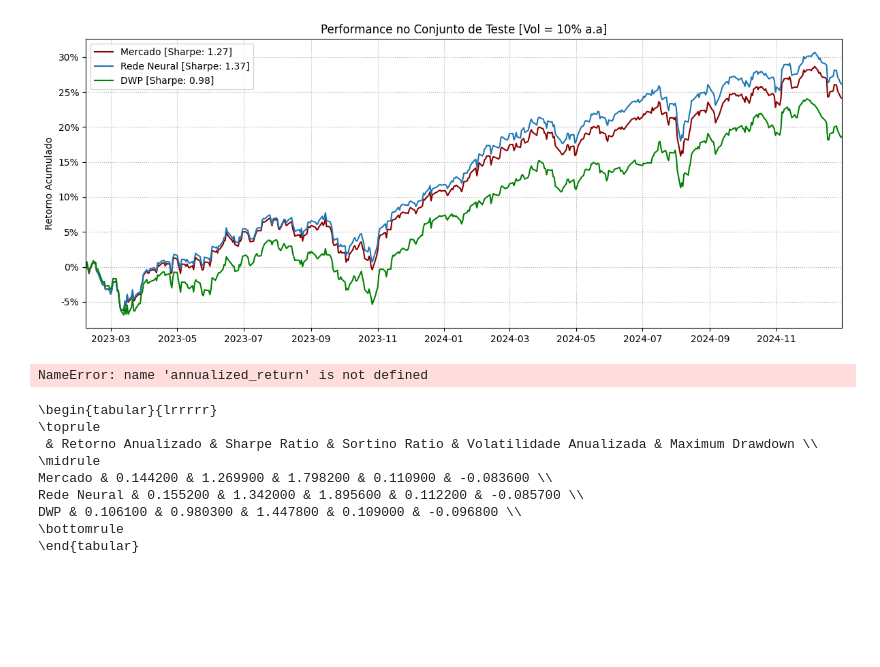
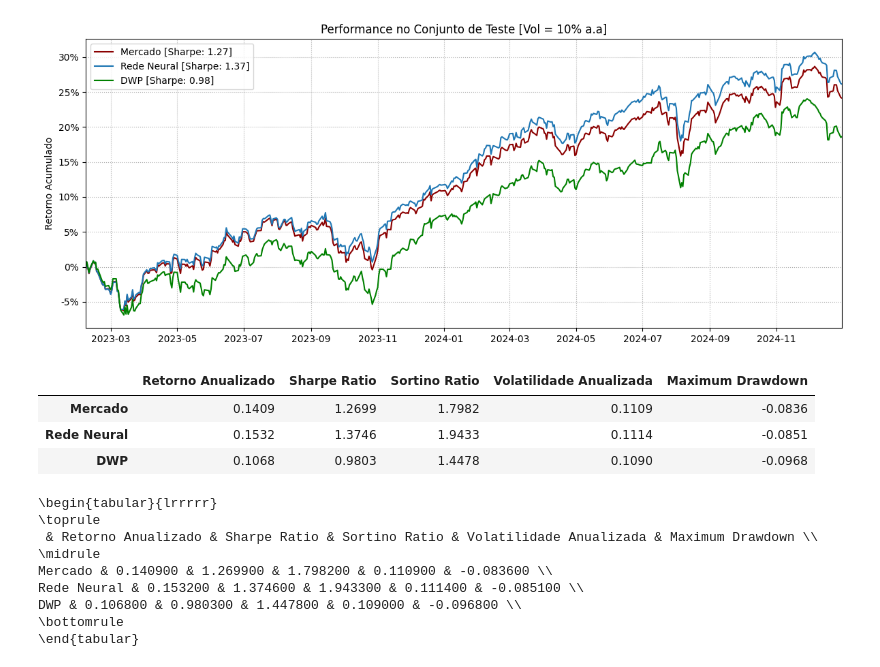
Before and after one commit to MaykBarbosa/spt_models_and_simulations, a Jupyter notebook: src/PORT_GEN_NEW_v4.ipynb, the cells around one changed output. Saved outputs shown, nothing was run; the diff lists cells and outputs as text; code cells hidden in the pictures; blank space fills up the shorter version.

```diff
--- a/src/PORT_GEN_NEW_v4.ipynb
+++ b/src/PORT_GEN_NEW_v4.ipynb
@@ -955,36 +955,39 @@ def sortino_ratio(returns, risk_free=0.0):
     if downside_std == 0:
         return np.nan
     return np.mean(returns - risk_free) / downside_std * np.sqrt(252)
 
 def calmar_ratio(returns):
-    ret = annualized_return(returns)
+    ret = annualized_return_log(returns)
     mdd = abs(max_drawdown(returns))
     return ret / mdd if mdd != 0 else np.nan
 
 # Calculando as métricas para cada portfólio
 metrics = {
     'Retorno Anualizado': {},
     'Sharpe Ratio': {},
     'Sortino Ratio': {},
     'Volatilidade Anualizada': {},
     'Maximum Drawdown': {},
 }
 
 for name, returns in series_dict.items():
-    metrics['Retorno Anualizado'][name] = annualized_return(returns)
+    metrics['Retorno Anualizado'][name] = annualized_return_log(returns)
     metrics['Sharpe Ratio'][name] = sharpe_ratio(returns)
     metrics['Sortino Ratio'][name] = sortino_ratio(returns)
     metrics['Volatilidade Anualizada'][name] = annualized_volatility(returns)
     metrics['Maximum Drawdown'][name] = max_drawdown(returns)
     # metrics['Calmar Ratio'][name] = calmar_ratio(returns)
 
 # Criar DataFrame
 df_metrics = pd.DataFrame(metrics).round(4)
 
 
 df_metrics
 # %% [output]
-NameError: name 'annualized_return' is not defined
+|  | Retorno Anualizado | Sharpe Ratio | Sortino Ratio | Volatilidade Anualizada | Maximum Drawdown |
+| Mercado | 0.1409 | 1.2699 | 1.7982 | 0.1109 | -0.0836 |
+| Rede Neural | 0.1532 | 1.3746 | 1.9433 | 0.1114 | -0.0851 |
+| DWP | 0.1068 | 0.9803 | 1.4478 | 0.1090 | -0.0968 |
 # %%
 print(df_metrics.to_latex())
 # %% [output]
@@ -992,8 +995,8 @@ print(df_metrics.to_latex())
 \toprule
  & Retorno Anualizado & Sharpe Ratio & Sortino Ratio & Volatilidade Anualizada & Maximum Drawdown \\
 \midrule
-Mercado & 0.144200 & 1.269900 & 1.798200 & 0.110900 & -0.083600 \\
-Rede Neural & 0.155200 & 1.342000 & 1.895600 & 0.112200 & -0.085700 \\
-DWP & 0.106100 & 0.980300 & 1.447800 & 0.109000 & -0.096800 \\
+Mercado & 0.140900 & 1.269900 & 1.798200 & 0.110900 & -0.083600 \\
+Rede Neural & 0.153200 & 1.374600 & 1.943300 & 0.111400 & -0.085100 \\
+DWP & 0.106800 & 0.980300 & 1.447800 & 0.109000 & -0.096800 \\
 \bottomrule
 \end{tabular}
```
Also changed, not shown: parts of 1 cell of this notebook, 2 other files.
